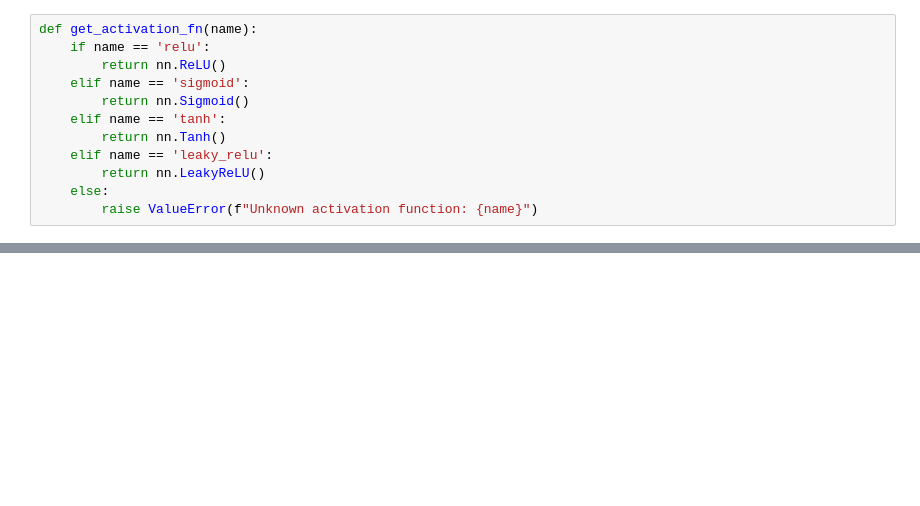
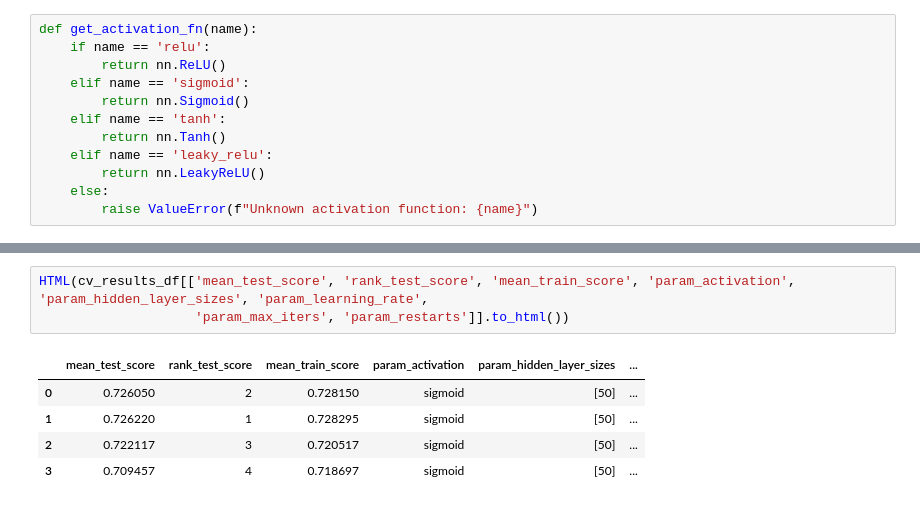
Before and after one commit to ankitrahejagatech/7641HW2, a Jupyter notebook: NNDiabetestDatasetHW2.ipynb, the cells around one changed output, grey strips where cells are left out. Cells and saved outputs as stored; diff of their text form; blank space fills up the shorter version.

```diff
--- a/NNDiabetestDatasetHW2.ipynb
+++ b/NNDiabetestDatasetHW2.ipynb
@@ -212,0 +452,9 @@ best score: 0.783, best params: {'lr': 0.02, 'max_epochs': 70, 'module__hidden_l
+# %%
+HTML(cv_results_df[['mean_test_score', 'rank_test_score', 'mean_train_score', 'param_activation', 'param_hidden_layer_sizes', 'param_learning_rate',
+                    'param_max_iters', 'param_restarts']].to_html())
+# %% [output]
+|  | mean_test_score | rank_test_score | mean_train_score | param_activation | param_hidden_layer_sizes | ... |
+| 0 | 0.726050 | 2 | 0.728150 | sigmoid | [50] | ... |
+| 1 | 0.726220 | 1 | 0.728295 | sigmoid | [50] | ... |
+| 2 | 0.722117 | 3 | 0.720517 | sigmoid | [50] | ... |
+| 3 | 0.709457 | 4 | 0.718697 | sigmoid | [50] | ... |
```
Also changed, not shown: parts of 31 cells of this notebook, 17 other files.
